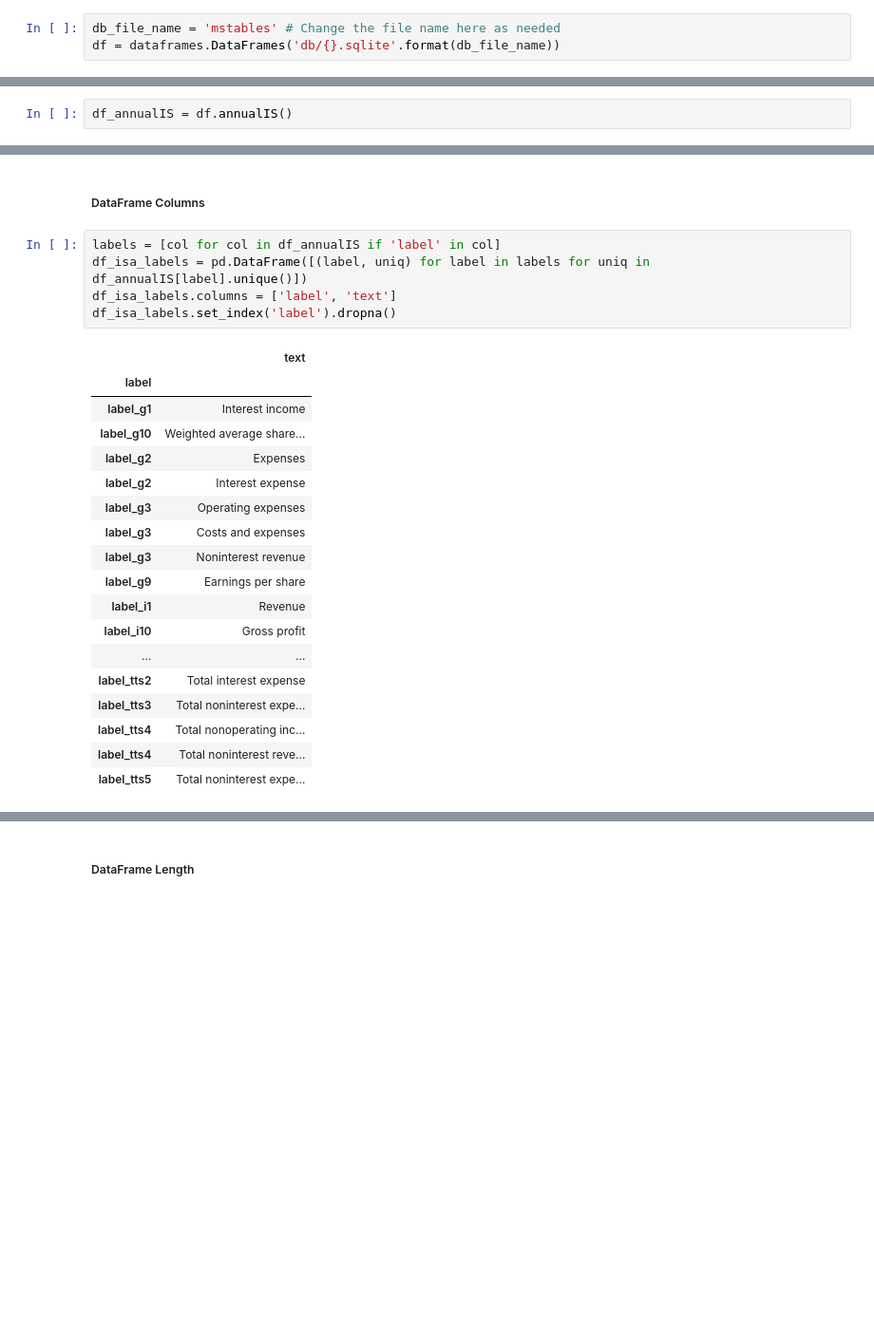
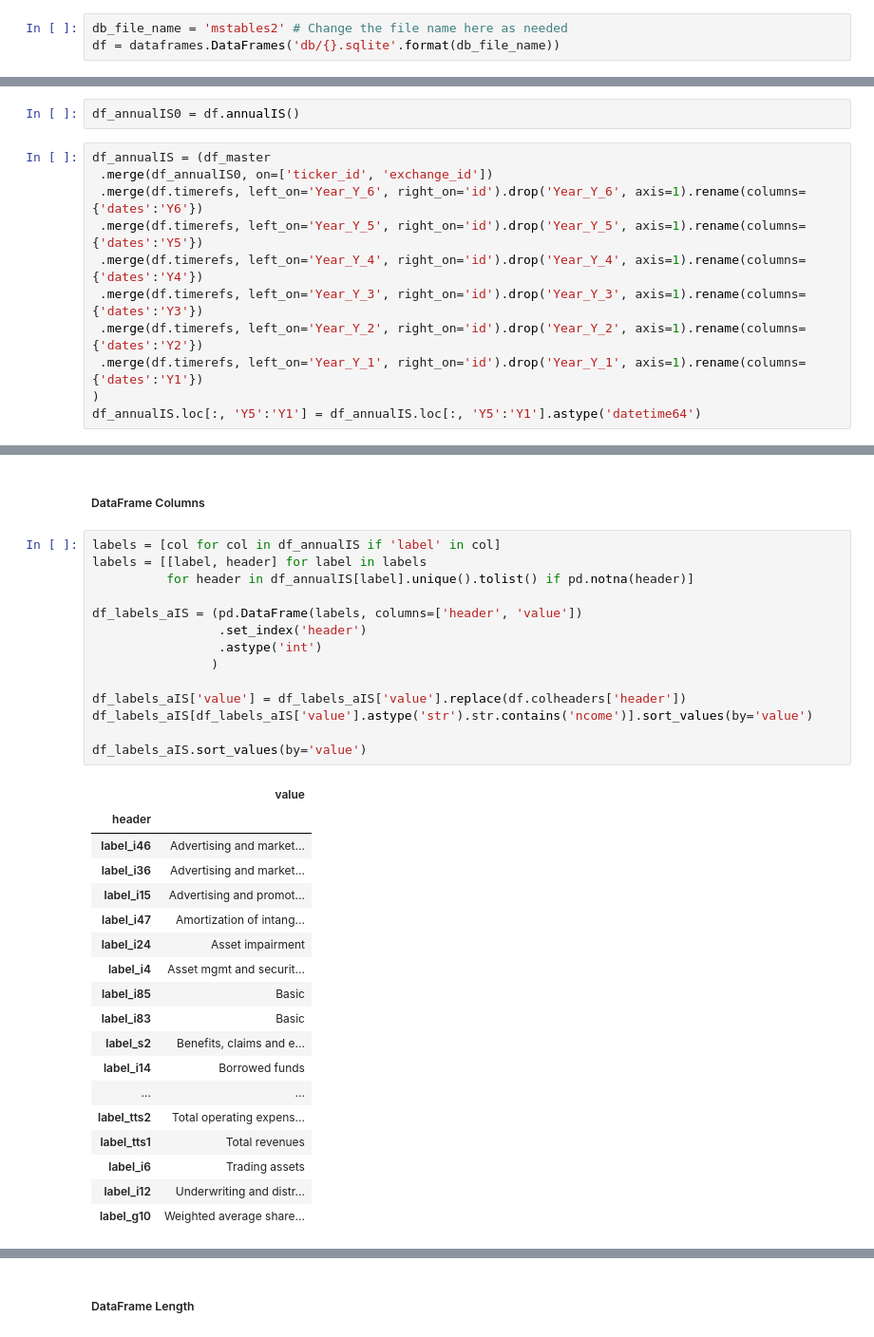
Before and after one commit to caiobran/mstables, a Jupyter notebook: data_overview.ipynb, the cells around one changed output, grey strips where cells are left out. Shown at 95% size. Saved outputs shown, nothing was run; the diff lists cells and outputs as text; blank space fills up the shorter version.

```diff
--- a/data_overview.ipynb
+++ b/data_overview.ipynb
@@ -39,5 +39,5 @@ reload(dataframes) #reload if changes have been made to module file
 The DataFrames class is part of the [dataframes module](dataframes.py)
 # %%
-db_file_name = 'mstables' # Change the file name here as needed
+db_file_name = 'mstables2' # Change the file name here as needed
 df = dataframes.DataFrames('db/{}.sqlite'.format(db_file_name))
 # %% [output]
@@ -490,6 +497,17 @@ Name: 0, dtype: object
 ##### DataFrame Instance
 # %%
-df_annualIS = df.annualIS()
+df_annualIS0 = df.annualIS()
+# %%
+df_annualIS = (df_master
+ .merge(df_annualIS0, on=['ticker_id', 'exchange_id'])
+ .merge(df.timerefs, left_on='Year_Y_6', right_on='id').drop('Year_Y_6', axis=1).rename(columns={'dates':'Y6'})
+ .merge(df.timerefs, left_on='Year_Y_5', right_on='id').drop('Year_Y_5', axis=1).rename(columns={'dates':'Y5'})
+ .merge(df.timerefs, left_on='Year_Y_4', right_on='id').drop('Year_Y_4', axis=1).rename(columns={'dates':'Y4'})
+ .merge(df.timerefs, left_on='Year_Y_3', right_on='id').drop('Year_Y_3', axis=1).rename(columns={'dates':'Y3'})
+ .merge(df.timerefs, left_on='Year_Y_2', right_on='id').drop('Year_Y_2', axis=1).rename(columns={'dates':'Y2'})
+ .merge(df.timerefs, left_on='Year_Y_1', right_on='id').drop('Year_Y_1', axis=1).rename(columns={'dates':'Y1'})
+)
+df_annualIS.loc[:, 'Y5':'Y1'] = df_annualIS.loc[:, 'Y5':'Y1'].astype('datetime64')
 # %%
 df_annualIS.head()
 # %% [output]
@@ -510,28 +528,37 @@ DataFrame contains 100 records.
 ##### DataFrame Columns
 # %%
 labels = [col for col in df_annualIS if 'label' in col]
-df_isa_labels = pd.DataFrame([(label, uniq) for label in labels for uniq in df_annualIS[label].unique()])
-df_isa_labels.columns = ['label', 'text']
-df_isa_labels.set_index('label').dropna()
+labels = [[label, header] for label in labels
+          for header in df_annualIS[label].unique().tolist() if pd.notna(header)]
+
+df_labels_aIS = (pd.DataFrame(labels, columns=['header', 'value'])
+                 .set_index('header')
+                 .astype('int')
+                )
+
+df_labels_aIS['value'] = df_labels_aIS['value'].replace(df.colheaders['header'])
+df_labels_aIS[df_labels_aIS['value'].astype('str').str.contains('ncome')].sort_values(by='value')
+
+df_labels_aIS.sort_values(by='value')
 # %% [output]
-|  | text |
-| label |  |
-| label_g1 | Interest income |
+|  | value |
+| header |  |
+| label_i46 | Advertising and market... |
+| label_i36 | Advertising and market... |
+| label_i15 | Advertising and promot... |
+| label_i47 | Amortization of intang... |
+| label_i24 | Asset impairment |
+| label_i4 | Asset mgmt and securit... |
+| label_i85 | Basic |
+| label_i83 | Basic |
+| label_s2 | Benefits, claims and e... |
+| label_i14 | Borrowed funds |
+| ... | ... |
+| label_tts2 | Total operating expens... |
+| label_tts1 | Total revenues |
+| label_i6 | Trading assets |
+| label_i12 | Underwriting and distr... |
 | label_g10 | Weighted average share... |
-| label_g2 | Expenses |
-| label_g2 | Interest expense |
-| label_g3 | Operating expenses |
-| label_g3 | Costs and expenses |
-| label_g3 | Noninterest revenue |
-| label_g9 | Earnings per share |
-| label_i1 | Revenue |
-| label_i10 | Gross profit |
-| ... | ... |
-| label_tts2 | Total interest expense |
-| label_tts3 | Total noninterest expe... |
-| label_tts4 | Total nonoperating inc... |
-| label_tts4 | Total noninterest reve... |
-| label_tts5 | Total noninterest expe... |
 180 rows × 1 columns
 # %% [markdown]
 <a id='isq'></a>
```
Also changed, not shown: parts of 69 cells of this notebook, 7 other files.
